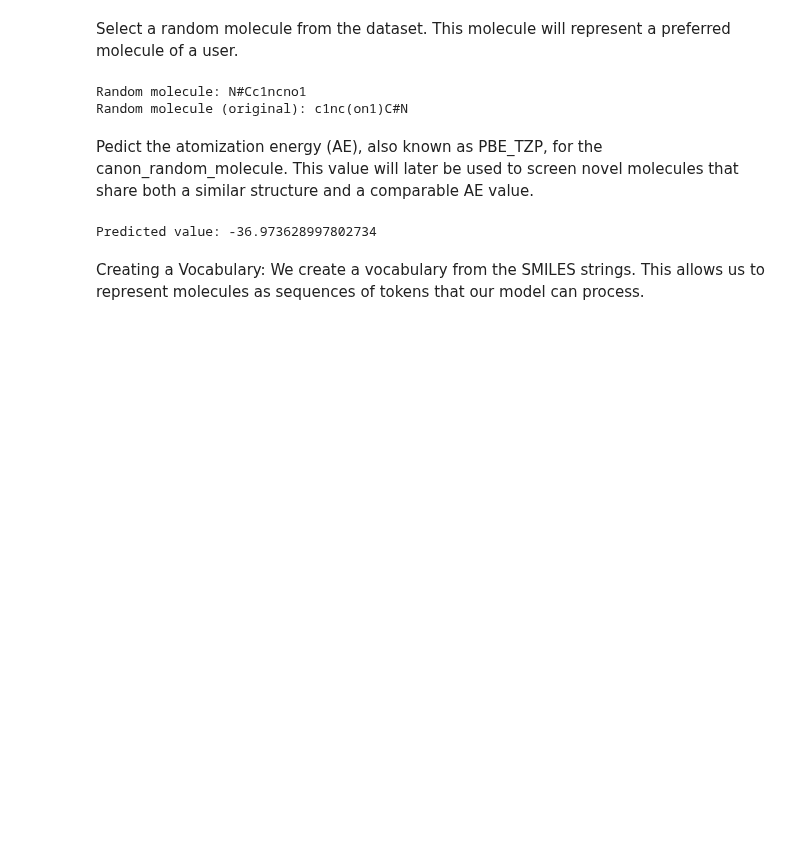
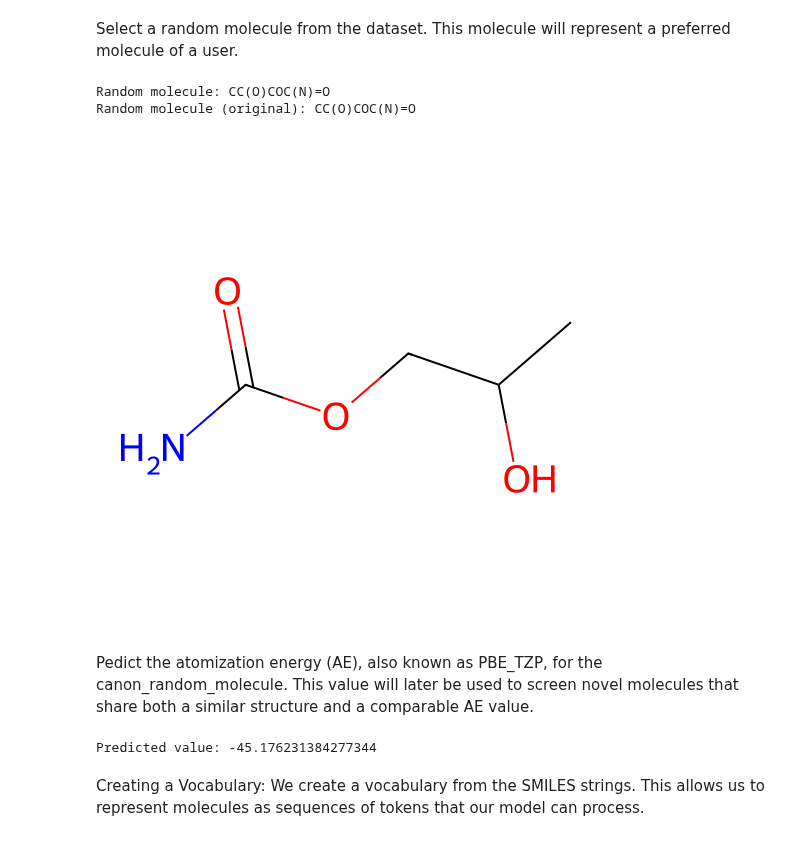
Before and after one commit to elisammz/recom_sys_qm9, a Jupyter notebook: recom_sys_example.ipynb, the cells around one changed output. Cells and saved outputs as stored; diff of their text form; code cells hidden in the pictures; blank space fills up the shorter version.

Commit message:
Updated recom_sys_example.ipynb with images used in the graphical abstract

```diff
--- a/recom_sys_example.ipynb
+++ b/recom_sys_example.ipynb
@@ -78,12 +78,26 @@ print(f"Extracted {len(smiles_list)} SMILES strings from the dataset")
 Select a random molecule from the dataset. This molecule will represent a preferred molecule of a user.
 # %%
 import random
+from rdkit import Chem
+from rdkit.Chem import AllChem
+from rdkit.DataStructs import FingerprintSimilarity
+
 random_molecule = random.choice(smiles_list)
 # Convert the random SMILES to a canonical form
-mol = Chem.MolFromSmiles(random_molecule)
-canon_random_molecule =Chem.MolToSmiles(mol)
+query_mol = Chem.MolFromSmiles(random_molecule)
+canon_random_molecule =Chem.MolToSmiles(query_mol)
 print(f"Random molecule: {canon_random_molecule}")
 print(f"Random molecule (original): {random_molecule}")
 # %% [output]
-Random molecule: N#Cc1ncno1
-Random molecule (original): c1nc(on1)C#N
+Random molecule: CC(O)COC(N)=O
+Random molecule (original): CC(O)COC(N)=O
+# %%
+# Draw the randomly selected molecule
+from rdkit import Chem
+from rdkit.Chem import Draw
+
+img = Draw.MolToImage(query_mol, size=(500, 500))
+# Display the image
+display(img)
+# %% [output]
+[figure, added]
@@ -101,7 +126,7 @@ with torch.no_grad():
 
 print("Predicted value:", prediction)
 # %% [output]
-Predicted value: -36.973628997802734
+Predicted value: -45.176231384277344
 # %% [markdown]
 Creating a Vocabulary: We create a vocabulary from the SMILES strings. This allows us to represent molecules as sequences of tokens that our model can process.
 # %%
```
Also changed, not shown: parts of 25 cells of this notebook, 4 other files.
